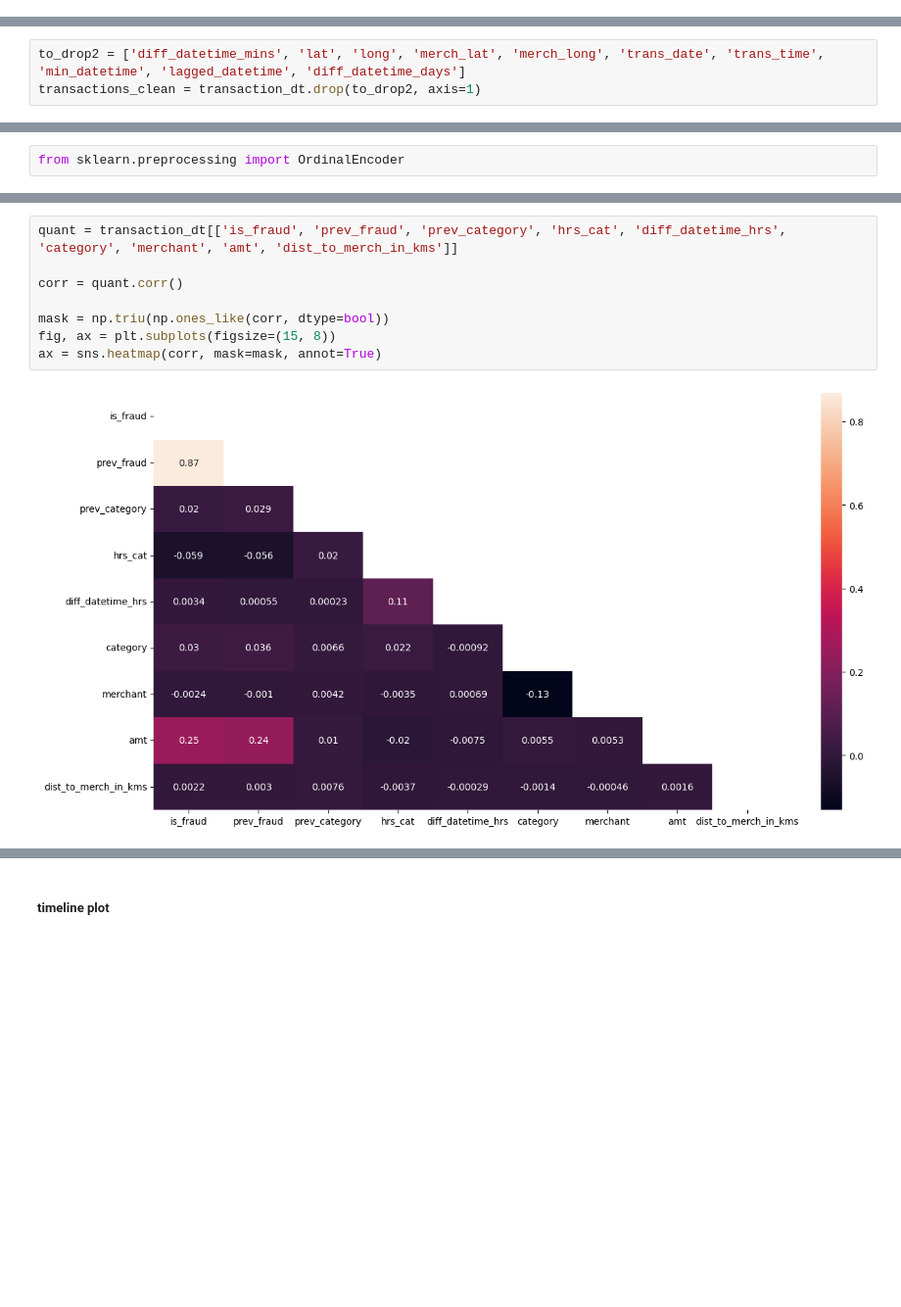
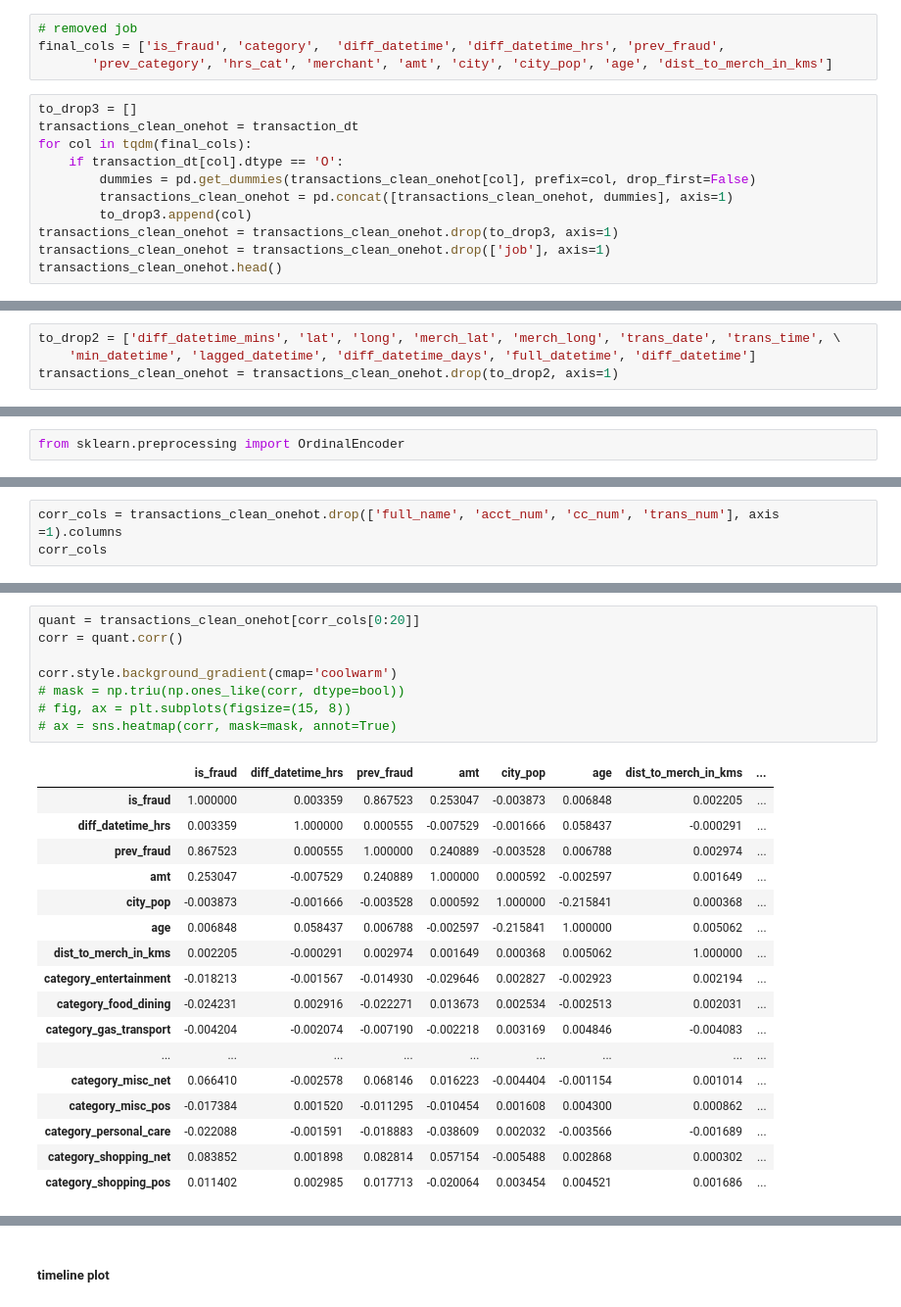
Before and after one commit to kcbioy/dsfc10-sprint3-grp2-constars, a Jupyter notebook: feat_engg.ipynb, the cells around one changed output, grey strips where cells are left out. Shown at 98% size. Saved outputs shown, nothing was run; the diff lists cells and outputs as text; blank space fills up the shorter version.

```diff
--- a/feat_engg.ipynb
+++ b/feat_engg.ipynb
@@ -225,0 +227,15 @@ Index(['full_name', 'acct_num', 'cc_num', 'trans_num', 'category', 'is_fraud',
+# %%
+# removed job
+final_cols = ['is_fraud', 'category',  'diff_datetime', 'diff_datetime_hrs', 'prev_fraud',
+       'prev_category', 'hrs_cat', 'merchant', 'amt', 'city', 'city_pop', 'age', 'dist_to_merch_in_kms']
+# %%
+to_drop3 = []
+transactions_clean_onehot = transaction_dt
+for col in tqdm(final_cols):
+    if transaction_dt[col].dtype == 'O':
+        dummies = pd.get_dummies(transactions_clean_onehot[col], prefix=col, drop_first=False)
+        transactions_clean_onehot = pd.concat([transactions_clean_onehot, dummies], axis=1)
+        to_drop3.append(col)
+transactions_clean_onehot = transactions_clean_onehot.drop(to_drop3, axis=1)
+transactions_clean_onehot = transactions_clean_onehot.drop(['job'], axis=1)
+transactions_clean_onehot.head()
@@ -226,3 +250,4 @@ Index(['full_name', 'acct_num', 'cc_num', 'trans_num', 'category', 'is_fraud',
 # %%
-to_drop2 = ['diff_datetime_mins', 'lat', 'long', 'merch_lat', 'merch_long', 'trans_date', 'trans_time', 'min_datetime', 'lagged_datetime', 'diff_datetime_days']
-transactions_clean = transaction_dt.drop(to_drop2, axis=1)
+to_drop2 = ['diff_datetime_mins', 'lat', 'long', 'merch_lat', 'merch_long', 'trans_date', 'trans_time', \
+    'min_datetime', 'lagged_datetime', 'diff_datetime_days', 'full_datetime', 'diff_datetime']
+transactions_clean_onehot = transactions_clean_onehot.drop(to_drop2, axis=1)
@@ -279,0 +340,3 @@ transaction_dt.head()
+# %%
+corr_cols = transactions_clean_onehot.drop(['full_name', 'acct_num', 'cc_num', 'trans_num'], axis =1).columns
+corr_cols
@@ -280,10 +359,26 @@ transaction_dt.head()
 # %%
-quant = transaction_dt[['is_fraud', 'prev_fraud', 'prev_category', 'hrs_cat', 'diff_datetime_hrs', 'category', 'merchant', 'amt', 'dist_to_merch_in_kms']]
-
+quant = transactions_clean_onehot[corr_cols[0:20]]
 corr = quant.corr()
 
-mask = np.triu(np.ones_like(corr, dtype=bool))
-fig, ax = plt.subplots(figsize=(15, 8))
-ax = sns.heatmap(corr, mask=mask, annot=True)
+corr.style.background_gradient(cmap='coolwarm')
+# mask = np.triu(np.ones_like(corr, dtype=bool))
+# fig, ax = plt.subplots(figsize=(15, 8))
+# ax = sns.heatmap(corr, mask=mask, annot=True)
 # %% [output]
-[figure, removed]
+|  | is_fraud | diff_datetime_hrs | prev_fraud | amt | city_pop | age | dist_to_merch_in_kms | ... |
+| is_fraud | 1.000000 | 0.003359 | 0.867523 | 0.253047 | -0.003873 | 0.006848 | 0.002205 | ... |
+| diff_datetime_hrs | 0.003359 | 1.000000 | 0.000555 | -0.007529 | -0.001666 | 0.058437 | -0.000291 | ... |
+| prev_fraud | 0.867523 | 0.000555 | 1.000000 | 0.240889 | -0.003528 | 0.006788 | 0.002974 | ... |
+| amt | 0.253047 | -0.007529 | 0.240889 | 1.000000 | 0.000592 | -0.002597 | 0.001649 | ... |
+| city_pop | -0.003873 | -0.001666 | -0.003528 | 0.000592 | 1.000000 | -0.215841 | 0.000368 | ... |
+| age | 0.006848 | 0.058437 | 0.006788 | -0.002597 | -0.215841 | 1.000000 | 0.005062 | ... |
+| dist_to_merch_in_kms | 0.002205 | -0.000291 | 0.002974 | 0.001649 | 0.000368 | 0.005062 | 1.000000 | ... |
+| category_entertainment | -0.018213 | -0.001567 | -0.014930 | -0.029646 | 0.002827 | -0.002923 | 0.002194 | ... |
+| category_food_dining | -0.024231 | 0.002916 | -0.022271 | 0.013673 | 0.002534 | -0.002513 | 0.002031 | ... |
+| category_gas_transport | -0.004204 | -0.002074 | -0.007190 | -0.002218 | 0.003169 | 0.004846 | -0.004083 | ... |
+| ... | ... | ... | ... | ... | ... | ... | ... | ... |
+| category_misc_net | 0.066410 | -0.002578 | 0.068146 | 0.016223 | -0.004404 | -0.001154 | 0.001014 | ... |
+| category_misc_pos | -0.017384 | 0.001520 | -0.011295 | -0.010454 | 0.001608 | 0.004300 | 0.000862 | ... |
+| category_personal_care | -0.022088 | -0.001591 | -0.018883 | -0.038609 | 0.002032 | -0.003566 | -0.001689 | ... |
+| category_shopping_net | 0.083852 | 0.001898 | 0.082814 | 0.057154 | -0.005488 | 0.002868 | 0.000302 | ... |
+| category_shopping_pos | 0.011402 | 0.002985 | 0.017713 | -0.020064 | 0.003454 | 0.004521 | 0.001686 | ... |
```
Also changed, not shown: parts of 27 cells of this notebook.
